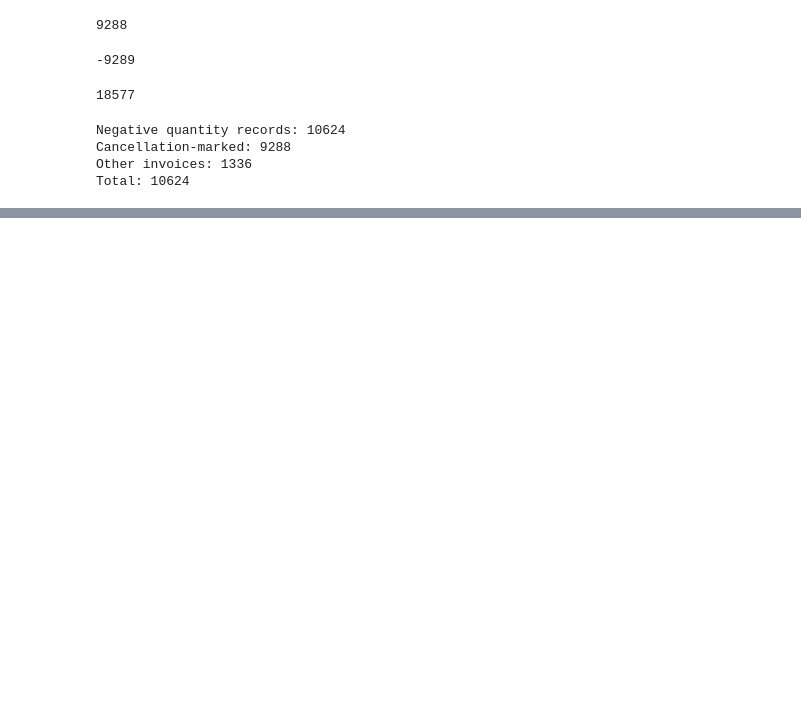
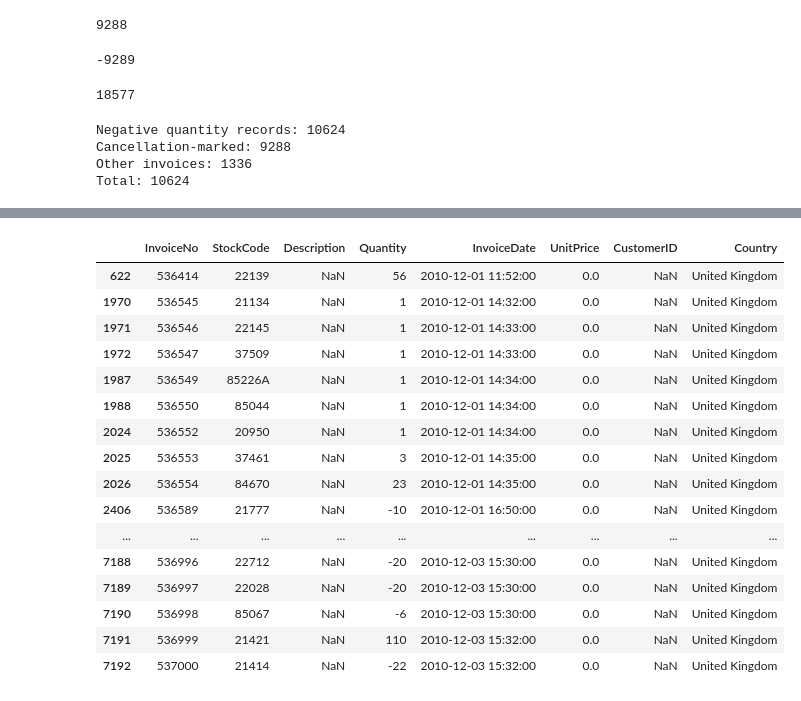
Before and after one commit to shivani-byte-11/ecommerce-sales-customer-analytics, a Jupyter notebook: notebooks/01_data_understanding.ipynb, the cells around one changed output, grey strips where cells are left out. Drawn from its saved outputs; the diff is of its cells as text; code cells hidden in the pictures; blank space fills up the shorter version.

```diff
--- a/notebooks/01_data_understanding.ipynb
+++ b/notebooks/01_data_understanding.ipynb
@@ -677,0 +680,2 @@ Further investigation is required to understand the nature of non-cancellation n
+# %%
+df = pd.read_pickle("../dataset/online_retail.pkl")
@@ -677,0 +706,4 @@ Further investigation is required to understand the nature of non-cancellation n
+# %%
+zero_price_df = df[df["UnitPrice"] == 0].copy()
+negative_price_df = df[df["UnitPrice"] < 0].copy()
+len(zero_price_df)
@@ -677,0 +765,20 @@ Further investigation is required to understand the nature of non-cancellation n
+# %%
+display(zero_price_df.head(20))
+# %% [output]
+|  | InvoiceNo | StockCode | Description | Quantity | InvoiceDate | UnitPrice | CustomerID | Country |
+| 622 | 536414 | 22139 | NaN | 56 | 2010-12-01 11:52:00 | 0.0 | NaN | United Kingdom |
+| 1970 | 536545 | 21134 | NaN | 1 | 2010-12-01 14:32:00 | 0.0 | NaN | United Kingdom |
+| 1971 | 536546 | 22145 | NaN | 1 | 2010-12-01 14:33:00 | 0.0 | NaN | United Kingdom |
+| 1972 | 536547 | 37509 | NaN | 1 | 2010-12-01 14:33:00 | 0.0 | NaN | United Kingdom |
+| 1987 | 536549 | 85226A | NaN | 1 | 2010-12-01 14:34:00 | 0.0 | NaN | United Kingdom |
+| 1988 | 536550 | 85044 | NaN | 1 | 2010-12-01 14:34:00 | 0.0 | NaN | United Kingdom |
+| 2024 | 536552 | 20950 | NaN | 1 | 2010-12-01 14:34:00 | 0.0 | NaN | United Kingdom |
+| 2025 | 536553 | 37461 | NaN | 3 | 2010-12-01 14:35:00 | 0.0 | NaN | United Kingdom |
+| 2026 | 536554 | 84670 | NaN | 23 | 2010-12-01 14:35:00 | 0.0 | NaN | United Kingdom |
+| 2406 | 536589 | 21777 | NaN | -10 | 2010-12-01 16:50:00 | 0.0 | NaN | United Kingdom |
+| ... | ... | ... | ... | ... | ... | ... | ... | ... |
+| 7188 | 536996 | 22712 | NaN | -20 | 2010-12-03 15:30:00 | 0.0 | NaN | United Kingdom |
+| 7189 | 536997 | 22028 | NaN | -20 | 2010-12-03 15:30:00 | 0.0 | NaN | United Kingdom |
+| 7190 | 536998 | 85067 | NaN | -6 | 2010-12-03 15:30:00 | 0.0 | NaN | United Kingdom |
+| 7191 | 536999 | 21421 | NaN | 110 | 2010-12-03 15:32:00 | 0.0 | NaN | United Kingdom |
+| 7192 | 537000 | 21414 | NaN | -22 | 2010-12-03 15:32:00 | 0.0 | NaN | United Kingdom |
```
Also changed, not shown: parts of 40 cells of this notebook.
